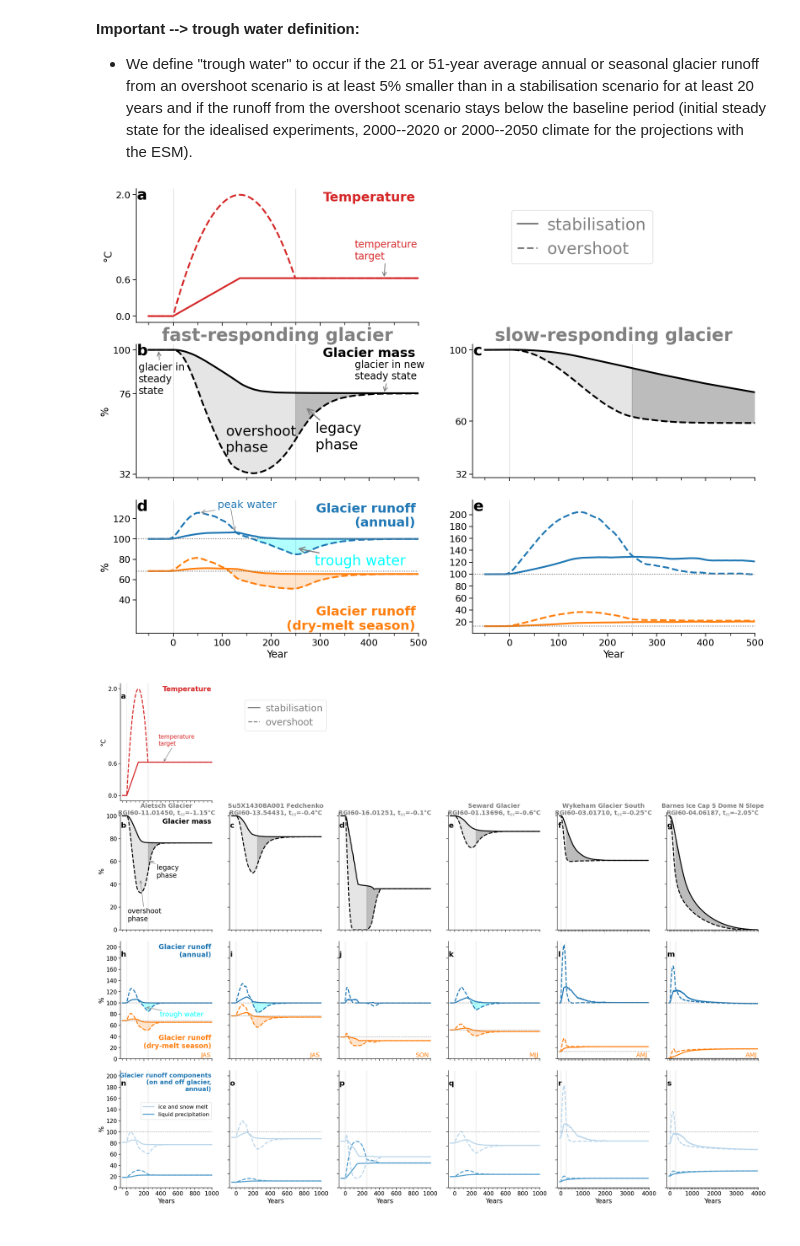
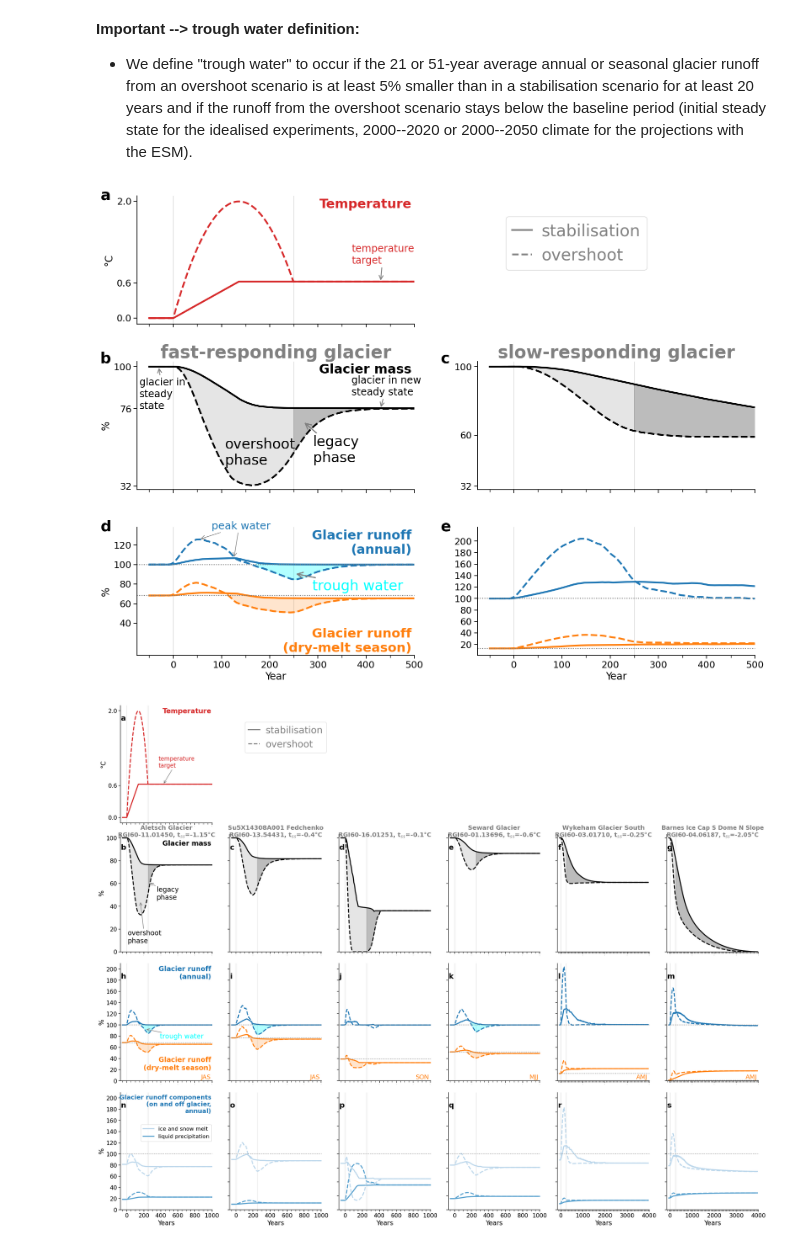
Before and after one commit to lilianschuster/glacier_overshoot_irreversibility_trough_water, a Jupyter notebook: B_main_analysis_figure_creation/1_idealised_suppl_comparison.ipynb, the cells around one changed output. Drawn from its saved outputs; the diff is of its cells as text; code cells hidden in the pictures.

Commit message:
improved Fig. 1 layout

```diff
--- a/B_main_analysis_figure_creation/1_idealised_suppl_comparison.ipynb
+++ b/B_main_analysis_figure_creation/1_idealised_suppl_comparison.ipynb
@@ -439,7 +439,7 @@ gdirs_sel_fig1 = [gdirs[0],gdirs[-2]]
 
 with_step_ch = False
 plt.rc('font', size=26)
-fig, axs = plt.subplots(nrows=3, ncols=2, figsize=(16.5, 12), sharex=True)
+fig, axs = plt.subplots(nrows=3, ncols=2, figsize=(16.5, 12.5), sharex=True)
 axs = axs.flatten()
 
 j = 0
@@ -452,7 +452,6 @@ axs[0].text(0.99, 0.98, 'Temperature', weight='bold',
          ha='right', va='top', transform=axs[0].transAxes,
         fontsize=22, color='C3')
 
-axs[0].set_xlabel('');
 #axs[0].set_title(f'{rgi_id}'); axs[0].set_xlabel('');
 #axs[0].set_title('Temperature', fontsize=22)
 #leg.get_title().set_color('C3')
@@ -477,7 +476,7 @@ for j,gdir in enumerate(gdirs_sel_fig1):
 
     init_vol = ds_lin.volume_m3.isel(time=0)
     if j==0:
-        axs[2+j].text(0.99, 0.98, 'Glacier mass',
+        axs[2+j].text(0.99, 0.985, 'Glacier mass',
                  ha='right', va='top', transform=axs[2+j].transAxes,
                 fontsize=22, color='black', weight='bold')
     if with_step_ch:
@@ -538,13 +537,13 @@ for j,gdir in enumerate(gdirs_sel_fig1):
     m = 4+j
 
     if j==0:
-        axs[4+j].annotate('peak water',(pw_ind,pw), xytext=(pw_ind*1.35,pw*1.1),
-                        xycoords='data', textcoords='data', va ='top',
+        axs[4+j].annotate('peak water',(pw_ind,pw), xytext=(pw_ind*1.24,pw*1.15),
+                        xycoords='data', textcoords='data', va ='top',ha='left',
                         color='C0',
                    arrowprops={'arrowstyle':'->','color':'grey', 'linewidth': 1}, fontsize=18)
         pw_lin = (100*df_runoff_lin.sum(axis=1).max()/init_runoff)
         pw_ind_lin =  df_runoff_lin.sum(axis=1).idxmax()
-        axs[4+j].annotate('',(pw_ind_lin,pw_lin), xytext=(pw_ind_lin*0.95,pw_lin*1.23),
+        axs[4+j].annotate('',(pw_ind_lin,pw_lin), xytext=(pw_ind_lin*1.05,pw_lin*1.255),
                         xycoords='data', textcoords='data',
                         color='C0',
                    arrowprops={'arrowstyle':'->','color':'grey', 'linewidth': 1}, fontsize=16)
@@ -590,8 +589,7 @@ for j,gdir in enumerate(gdirs_sel_fig1):
     #plt.plot(df_runoff_sum.index, np.repeat(df_runoff_sum.sum(axis=1).iloc[0], len(df_runoff_sum)),
     #         c='cyan', ls='-.',lw=0.4)
     #ax.set_xticks([])
-    num_text_x = 0.005
-    num_text_y = 0.92
+
     fs_ticks=16
     axs[0].set_yticks([(temp_bias_ts.values.min()-temp_bias_ts.iloc[0]).round(1),
                        (temp_bias_ts.values.max()-temp_bias_ts.iloc[0]).round(1),
@@ -627,44 +625,53 @@ for j,gdir in enumerate(gdirs_sel_fig1):
     axs[4+j].set_xticks([50,150,250,350,450,550], [0,100,200,300,400,500], fontsize=fs_ticks)
     axs[4+j].set_xlabel('Years', fontsize=fs_ticks+1); #axs[0].set_ylabel('Temperature bias (°C)');
 # reset the time axis to start at zero when the temp. changes are applied
+num_text_x = 0.005 -0.135
+num_text_y = 0.92 +0.07
 for jj,ax in enumerate([axs[0], axs[2], axs[3], axs[4], axs[5]]):
     #ax.set_yticks([]);
+    if jj not in [1,2]:
+        num_text_y_sh = -0.02
+    else:
+        num_text_y_sh = 0
     ax.set_xticks([],[])
-    ax.text(num_text_x-0.003, num_text_y,
+    ax.text(num_text_x-0.003, num_text_y+num_text_y_sh,
             num_dict[jj], fontsize=26, transform=ax.transAxes, weight='bold')
     ax.axvline(300, ls='-', lw=0.8, alpha =0.4, color='grey', zorder=0)
     ax.axvline(50, ls='-', lw=0.8, alpha =0.4, color='grey', zorder=0)
     ax.spines[['right', 'top']].set_visible(False)
     ax.set_xlim([-25,525])
 for j in [0,1]:
     axs[4+j].set_xticks([50,150,250,350,450,550], [0,100,200,300,400,500], fontsize=fs_ticks)
     axs[4+j].set_xlabel('Year', fontsize=fs_ticks+1); #axs[0].set_ylabel('Temperature bias (°C)');
 
 
 fig.delaxes(axs[1])
 for ax in [axs[3], axs[5]]:
     ax.set_ylabel('')
-plt.tight_layout()
+#axs[0].set_xlabel('Year\n', alpha = 1, fontsize=40); # just to fake some space...
+
 
 #name = 'Aletsch Glacier'
 name = 'fast-responding glacier'
 axs[2].set_title(name, weight='bold', fontsize=30, color = 'grey')
 
 j = 1
 name = gdirs_sel_fig1[j].name
 name= 'slow-responding glacier'
 axs[2+1].set_title(name, weight='bold', fontsize=30, color = 'grey')
+plt.tight_layout()
+
 leg = axs[0].legend(fontsize=28, frameon=True,handlelength=1.2, columnspacing=1,
                     handletextpad=0.6,
                     loc = 'upper left', bbox_to_anchor=(1.3,0.9), ncol=1)
 for jj in np.arange(0,len(leg.get_lines()),1):
     leg.get_lines()[jj].set_color('grey')
     leg.get_texts()[jj].set_color('grey')
 
 plt.savefig('../figures/fig_1.pdf')
 plt.savefig('../figures/fig_1.png')
 # %% [output]
-[figure, old version]
+[figure, new version]
 # %%
 with_step_ch = False
 fig_1_opt = False
```
Also changed, not shown: parts of 3 cells of this notebook.
